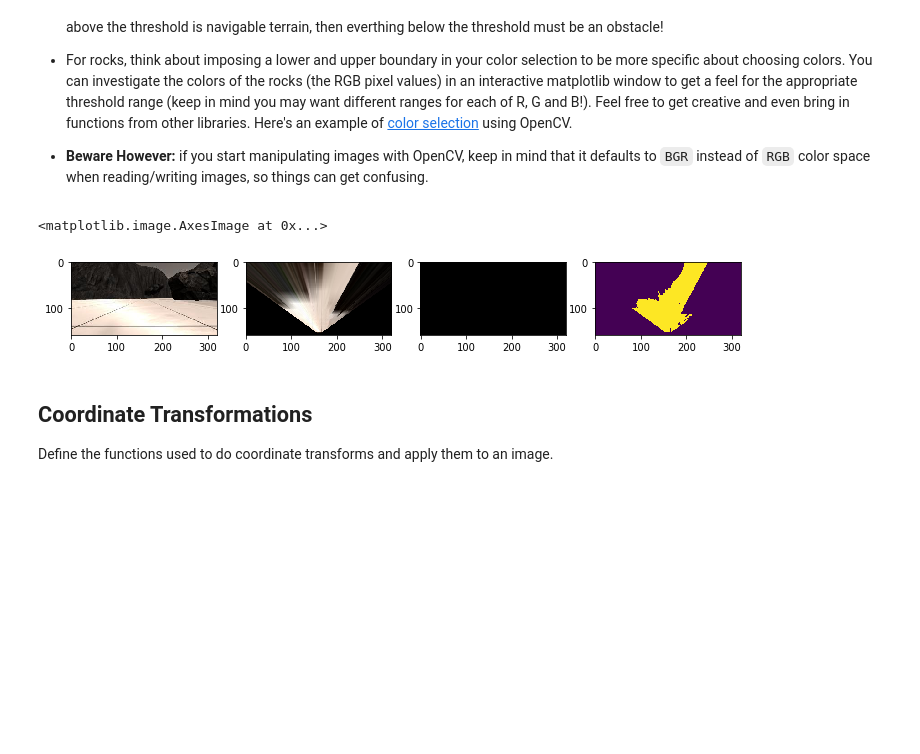
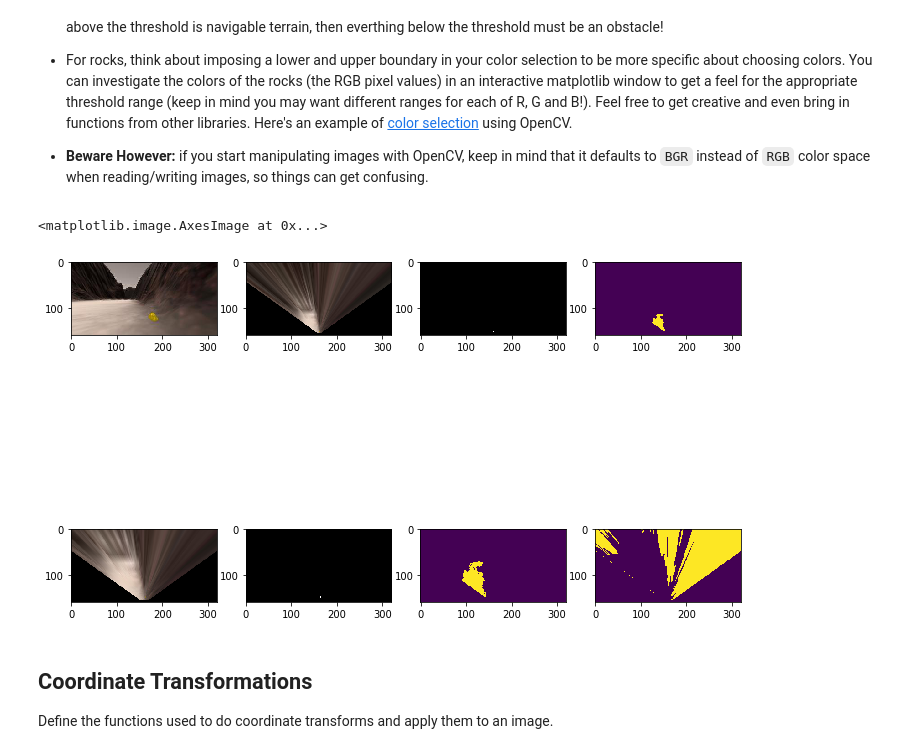
Before and after one commit to frozenamazon/Udacity-RoboND-Rover, a Jupyter notebook: code/Rover_Project_Test_Notebook.ipynb, the cells around one changed output. Drawn from its saved outputs; the diff is of its cells as text; code cells hidden in the pictures; blank space fills up the shorter version.

```diff
--- a/code/Rover_Project_Test_Notebook.ipynb
+++ b/code/Rover_Project_Test_Notebook.ipynb
@@ -130,7 +150,7 @@ def color_thresh(img, rgb_thresh=(160, 160, 160)):
     # Return the binary image
     return color_select
 
-def color_thresh_navigable(img, rgb_thresh=(160, 160, 160)):
+def color_thresh_navigable(img, rgb_thresh=(180, 180, 180)):
     # Create an array of zeros same xy size as img, but single channel
     color_select = np.zeros_like(img[:,:,0])
     # Require that each pixel be above all three threshold values in RGB
@@ -144,55 +164,70 @@ def color_thresh_navigable(img, rgb_thresh=(160, 160, 160)):
     # Return the binary image
     return color_select
 
-def color_thresh_obstacle(img, rgb_thresh=(80, 80, 80)):
+def color_thresh_obstacle(img):
     # Create an array of zeros same xy size as img, but single channel
     color_select = np.zeros_like(img[:,:,0])
+
+    upper_rgb_thresh = (80,80,80)
+    lower_rgb_thresh = (10,10,10)
     # Require that each pixel be above all three threshold values in RGB
     # above_thresh will now contain a boolean array with "True"
     # where threshold was met
-    above_thresh = (img[:,:,0] < rgb_thresh[0]) \
-                & (img[:,:,1] < rgb_thresh[1]) \
-                & (img[:,:,2] < rgb_thresh[2])
+    above_thresh =  ((img[:,:,0] >= lower_rgb_thresh[0]) & (img[:,:,0] <= upper_rgb_thresh[0])) \
+                & ((img[:,:,1] >= lower_rgb_thresh[1]) &(img[:,:,1] <= upper_rgb_thresh[1])) \
+                & ((img[:,:,2] >= lower_rgb_thresh[2]) & (img[:,:,2] <= upper_rgb_thresh[2]))
     # Index the array of zeros with the boolean array and set to 1
     color_select[above_thresh] = 1
     # Return the binary image
     return color_select
 
 def color_thresh_rock(img):
     # Find rock in the map, it has a upper and lower rgb that is a range of yellow
     # Create an array of zeros same xy size as img, but single channel
     color_select_rgb = np.zeros_like(img[:,:,0])
 
     upper_rgb_thresh_rock = (180,180,70)
     lower_rgb_thresh_rock = (120,100,0)
 
     above_thresh_rock = ((img[:,:,0] >= lower_rgb_thresh_rock[0]) & (img[:,:,0] <= upper_rgb_thresh_rock[0])) \
                 & ((img[:,:,1] >= lower_rgb_thresh_rock[1]) &(img[:,:,1] <= upper_rgb_thresh_rock[1])) \
                 & ((img[:,:,2] >= lower_rgb_thresh_rock[2]) & (img[:,:,2] <= upper_rgb_thresh_rock[2]))
     # Index the array of zeros with the boolean array and set to 1
     color_select_rgb[above_thresh_rock] = 1
 
     # Return the binary image
     return color_select_rgb
 
 threshed = np.zeros((160, 300, 3)).astype(np.float)
 # color_rgb = color_thresh_rgb(warped)
-threshed = color_thresh_rock(warped)
-threshold_nav = color_thresh(warped)
+threshed_5 = color_thresh_rock(warped_5)
+threshold_nav_5 = color_thresh_navigable(warped_5)
+threshed_10 = color_thresh_rock(warped_10)
+threshold_nav_10 = color_thresh_navigable(warped_10)
+threshold_obs_10 = color_thresh_obstacle(warped_10)
 
 fig = plt.figure(figsize=(12,9))
-plt.subplot(141)
-plt.imshow(grid_img)
-plt.subplot(142)
-plt.imshow(warped)
-plt.subplot(143)
-plt.imshow(threshed, cmap="gray")
-plt.subplot(144)
-plt.imshow(threshold_nav)
+plt.subplot(241)
+plt.imshow(rock_img)
+plt.subplot(242)
+plt.imshow(warped_5)
+plt.subplot(243)
+plt.imshow(threshed_5, cmap="gray")
+plt.subplot(244)
+plt.imshow(threshold_nav_5)
+
+plt.subplot(245)
+plt.imshow(warped_10)
+plt.subplot(246)
+plt.imshow(threshed_10, cmap="gray")
+plt.subplot(247)
+plt.imshow(threshold_nav_10)
+plt.subplot(248)
+plt.imshow(threshold_obs_10)
 #scipy.misc.imsave('../output/warped_threshed.jpg', threshed*255)
 # %% [output]
 <matplotlib.image.AxesImage at 0x...>
-[figure, old version]
+[figure, new version]
 # %% [markdown]
 ## Coordinate Transformations
 Define the functions used to do coordinate transforms and apply them to an image.
```
Also changed, not shown: parts of 6 cells of this notebook, 5 other files.
